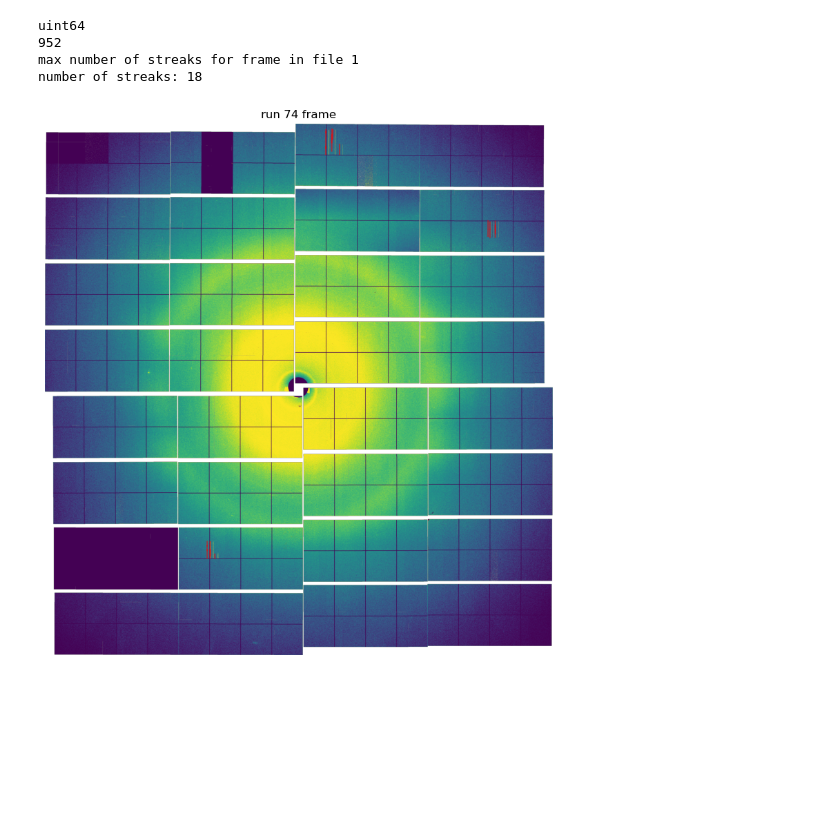
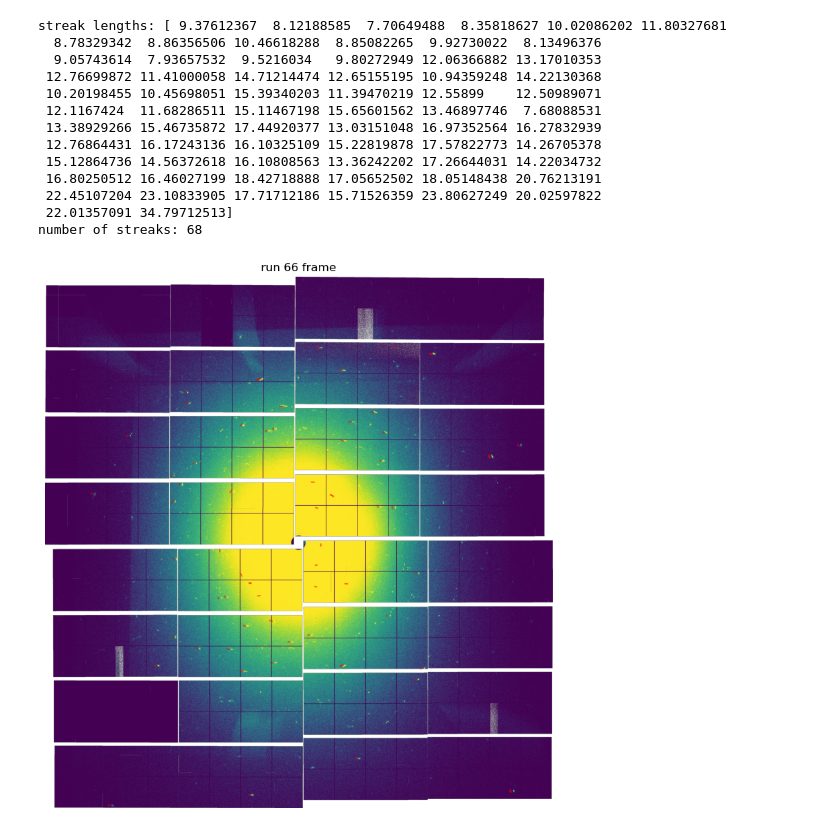
Before and after one commit to FXIhub/swissFEL202507, a Jupyter notebook: analysis/tweak_streakfinding_params.ipynb, the cells around one changed output. Cells and saved outputs as stored; diff of their text form; code cells hidden in the pictures; blank space fills up the shorter version.

```diff
--- a/analysis/tweak_streakfinding_params.ipynb
+++ b/analysis/tweak_streakfinding_params.ipynb
@@ -15,9 +18,9 @@ import add_geometry_streaks
 # %%
-run = 74
+run = 66
 
 # find pattern with a lot of streaks
 fnam = Path(constants.beamtime_dir) / f'work/streaks/streaks_run{run:>04}.h5'
-if fnam.is_file():
+if fnam.is_file() and False:
     with h5py.File(fnam) as f:
         streaks = f['fs0_ss0_fs1_ss1_slab'][()]
         pid = np.squeeze(f['pulse_id'][()])
@@ -25,16 +28,17 @@ if fnam.is_file():
         fnams = f['file_name'][()]
         file_index = f['file_index'][()]
 
-    streaks_pid = np.bincount(pid-pid.min())
-    j = np.argsort(streaks_pid)[-1]
-    pid_max = int(j + pid.min())
-    i = np.where(pid_max==pid)[0][0]
+    i = np.where(pid == 24771632355)[0][0]
+    # streaks_pid = np.bincount(pid-pid.min())
+    #j = np.argsort(streaks_pid)[-1]
+    #pid_max = int(j + pid.min())
+    # i = np.where(pid_max==pid)[0][0]
     print(i)
     fnam = fnams[i]
     index = file_index[i]
     print(f'max number of streaks for frame in file {streaks_pid[j]}')
 else:
-    index = 101
+    index = 105
     fnam = Path(constants.beamtime_dir) / f'raw/run{run:>04}/data/acq0005.JF07T32V02.h5'
 
 with h5py.File(fnam) as f:
@@ -58,39 +62,53 @@ frame = np.clip((frame - c * whitefield) / (c * whitefield)**0.5, 0, None)
 params = sf.scripts.StreakFinderParameters.read('streak_finder_params.json', 'json')
 
 det_obj = sf.streak_finder.PatternStreakFinder(data=frame, mask=mask, structure=params.streaks.structure.to_structure('2d'),
                                                min_size=params.streaks.min_size, nfa=params.streaks.nfa)
 
 peaks = det_obj.detect_peaks(vmin=params.peaks.vmin, npts=params.peaks.npts, connectivity=params.peaks.structure.to_structure('2d'),
                              num_threads=1)
 
 streaks = det_obj.detect_streaks(peaks, xtol=params.streaks.xtol, vmin=params.streaks.vmin, num_threads=1)
 
 t = streaks[0].to_lines() # (num_streaks, 4) numpy array
 
+x0, y0, x1, y1 = t.T
+length = ((x1-x0)**2 + (y1-y0)**2)**0.5
+print(f'streak lengths: {length}')
 print(f'number of streaks: {t.shape[0]}')
+
+# t = np.array([t[np.argmax(length)]])
 
 if t.shape[0] > 0:
     # apply geometry to frame and peaks
     frame_im, centre = get_xyz.geom_cor(frame0)
     t = add_geometry_streaks.apply_geom_streaks(t)
 
     fig, ax = plt.subplots()
     fig.set_size_inches(10, 10)
-    im = frame_im[::-1, ::-1]**0.2
-    ax.imshow(im, aspect='equal', origin='upper', vmin=np.percentile(im[im>0], 5), vmax=np.percentile(im[im>0], 95))
+    im = frame_im[::-1, ::-1]**0.1
+    ax.imshow(im, aspect='equal', origin='upper', vmin=np.percentile(im[im>0], 1), vmax=np.percentile(im[im>0], 90))
 
     # plot 1000 streaks
     for s in t:
         ax.plot(-s[1::2]-centre[1], -s[0::2]-centre[0], c='red', alpha=0.5)
 
+    # ax.set_xlim([1000, 2000])
+    # ax.set_ylim([3000, 4000])
     ax.set_axis_off()
     ax.set_title(f'run {run} frame')
     plt.show()
-
-np.save('frame_74.npy', frame_im)
 # %% [output]
-uint64
-952
-max number of streaks for frame in file 1
-number of streaks: 18
+streak lengths: [ 9.37612367  8.12188585  7.70649488  8.35818627 10.02086202 11.80327681
+  8.78329342  8.86356506 10.46618288  8.85082265  9.92730022  8.13496376
+  9.05743614  7.93657532  9.5216034   9.80272949 12.06366882 13.17010353
+ 12.76699872 11.41000058 14.71214474 12.65155195 10.94359248 14.22130368
+ 10.20198455 10.45698051 15.39340203 11.39470219 12.55899    12.50989071
+ 12.1167424  11.68286511 15.11467198 15.65601562 13.46897746  7.68088531
+ 13.38929266 15.46735872 17.44920377 13.03151048 16.97352564 16.27832939
+ 12.76864431 16.17243136 16.10325109 15.22819878 17.57822773 14.26705378
+ 15.12864736 14.56372618 16.10808563 13.36242202 17.26644031 14.22034732
+ 16.80250512 16.46027199 18.42718888 17.05652502 18.05148438 20.76213191
+ 22.45107204 23.10833905 17.71712186 15.71526359 23.80627249 20.02597822
+ 22.01357091 34.79712513]
+number of streaks: 68
-[figure, old version]
+[figure, new version]
```
Also changed, not shown: parts of 2 cells of this notebook, 28 other files.
